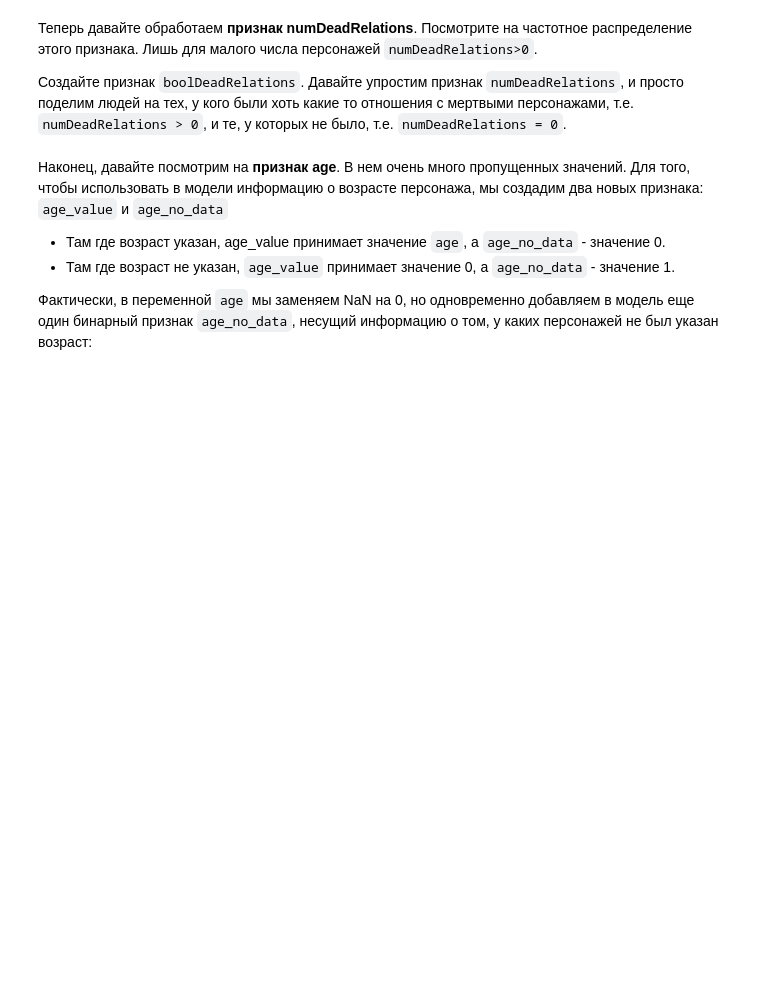
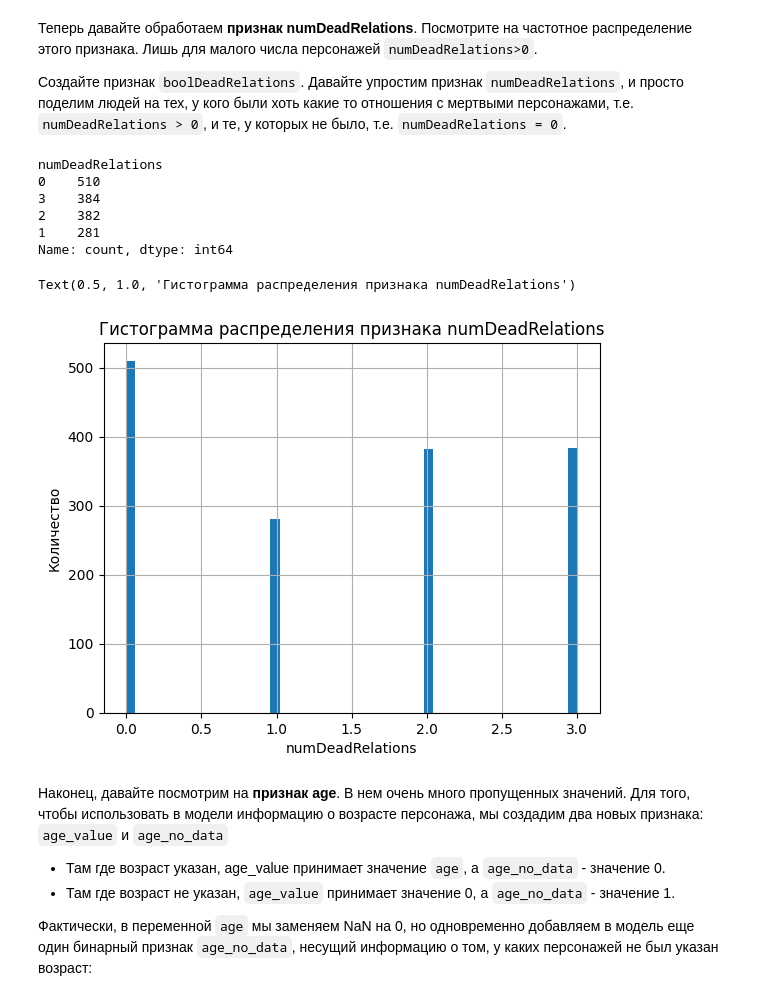
Before and after one commit to chrngvg-boop/my-colab-project1, a Jupyter notebook: week_01_ml_intro/Homework/hw_1_game_of_thrones.ipynb, the cells around one changed output. Cells and saved outputs as stored; diff of their text form; code cells hidden in the pictures; blank space fills up the shorter version.

```diff
--- a/week_01_ml_intro/Homework/hw_1_game_of_thrones.ipynb
+++ b/week_01_ml_intro/Homework/hw_1_game_of_thrones.ipynb
@@ -220,6 +254,27 @@ dtype: float64
 Посмотрите на частотное распределение этого признака. Лишь для малого числа персонажей `numDeadRelations>0`.
 
 Создайте признак `boolDeadRelations`. Давайте упростим признак `numDeadRelations`, и просто поделим людей на тех, у кого были хоть какие то отношения с мертвыми персонажами, т.е. `numDeadRelations > 0`, и те, у которых не было, т.е. `numDeadRelations = 0`.
+# %%
+# Анализ распределения
+print(data['numDeadRelations'].value_counts())
+
+# Создание бинарного признака
+data['boolDeadRelations'] = data['numDeadRelations'] > 0
+
+data['numDeadRelations'], bins = pd.qcut(data['popularity'], q=4, retbins=True, labels=False)
+data['numDeadRelations'].hist(bins=50)
+plt.xlabel('numDeadRelations')
+plt.ylabel('Количество')
+plt.title('Гистограмма распределения признака numDeadRelations')
+# %% [output]
+numDeadRelations
+0    510
+3    384
+2    382
+1    281
+Name: count, dtype: int64
+Text(0.5, 1.0, 'Гистограмма распределения признака numDeadRelations')
+[figure, added]
 # %% [markdown]
 Наконец, давайте посмотрим на **признак age**. В нем очень много пропущенных значений. Для того, чтобы использовать в модели информацию о возрасте персонажа, мы создадим два новых признака: `age_value` и `age_no_data`
 
```
Also changed, not shown: parts of 7 cells of this notebook.
